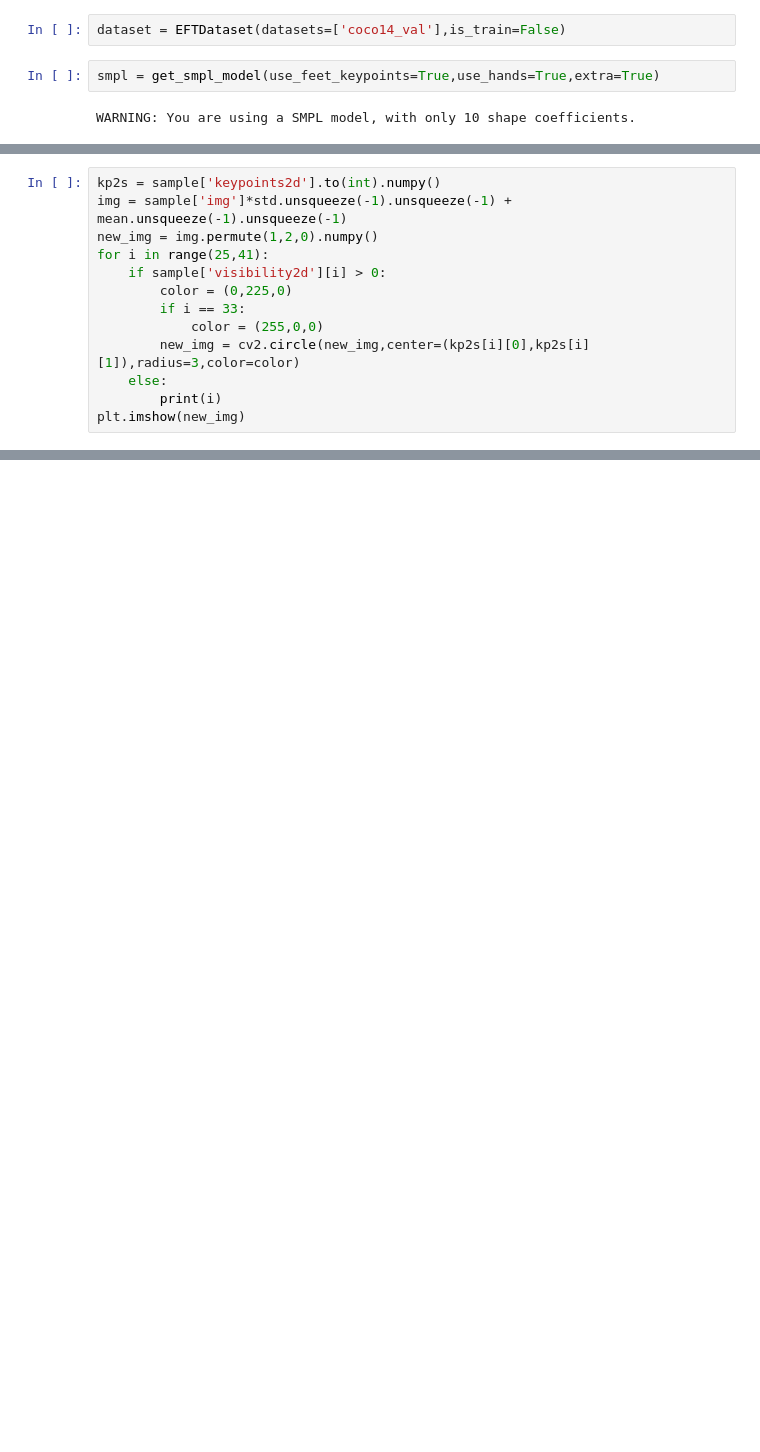
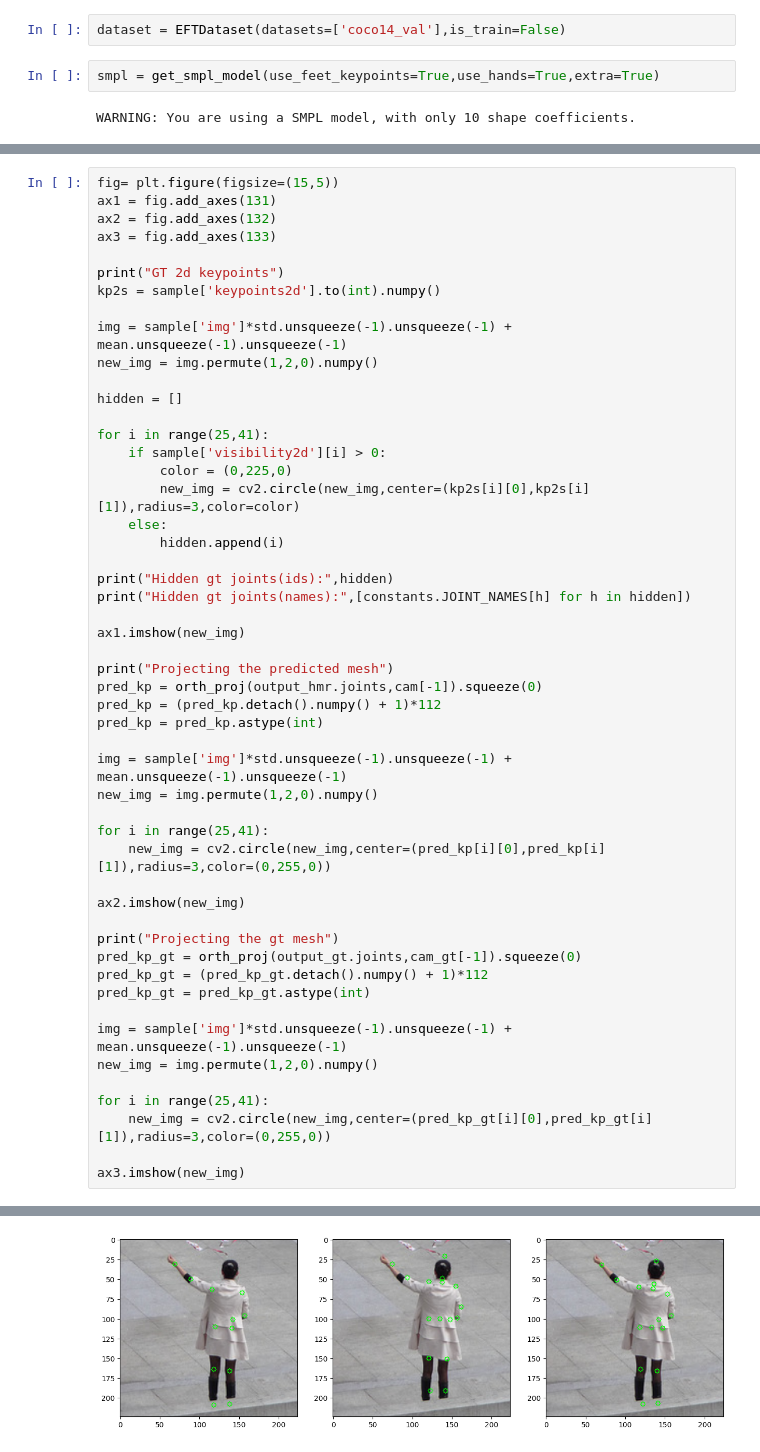
Before and after one commit to sspsk/thesis, a Jupyter notebook: notebooks/projection.ipynb, the cells around one changed output, grey strips where cells are left out. Saved outputs shown, nothing was run; the diff lists cells and outputs as text; blank space fills up the shorter version.

```diff
--- a/notebooks/projection.ipynb
+++ b/notebooks/projection.ipynb
@@ -131,13 +120,0 @@ ax3.set_axis_off()
-# %%
-kp2s = sample['keypoints2d'].to(int).numpy()
-img = sample['img']*std.unsqueeze(-1).unsqueeze(-1) + mean.unsqueeze(-1).unsqueeze(-1)
-new_img = img.permute(1,2,0).numpy()
-for i in range(25,41):
-    if sample['visibility2d'][i] > 0:
-        color = (0,225,0)
-        if i == 33:
-            color = (255,0,0)
-        new_img = cv2.circle(new_img,center=(kp2s[i][0],kp2s[i][1]),radius=3,color=color)
-    else:
-        print(i)
-plt.imshow(new_img)
@@ -169,0 +121,52 @@ kp
+# %%
+fig= plt.figure(figsize=(15,5))
+ax1 = fig.add_axes(131)
+ax2 = fig.add_axes(132)
+ax3 = fig.add_axes(133)
+
+print("GT 2d keypoints")
+kp2s = sample['keypoints2d'].to(int).numpy()
+
+img = sample['img']*std.unsqueeze(-1).unsqueeze(-1) + mean.unsqueeze(-1).unsqueeze(-1)
+new_img = img.permute(1,2,0).numpy()
+
+hidden = []
+
+for i in range(25,41):
+    if sample['visibility2d'][i] > 0:
+        color = (0,225,0)
+        new_img = cv2.circle(new_img,center=(kp2s[i][0],kp2s[i][1]),radius=3,color=color)
+    else:
+        hidden.append(i)
+
+print("Hidden gt joints(ids):",hidden)
+print("Hidden gt joints(names):",[constants.JOINT_NAMES[h] for h in hidden])
+
+ax1.imshow(new_img)
+
+print("Projecting the predicted mesh")
+pred_kp = orth_proj(output_hmr.joints,cam[-1]).squeeze(0)
+pred_kp = (pred_kp.detach().numpy() + 1)*112
+pred_kp = pred_kp.astype(int)
+
+img = sample['img']*std.unsqueeze(-1).unsqueeze(-1) + mean.unsqueeze(-1).unsqueeze(-1)
+new_img = img.permute(1,2,0).numpy()
+
+for i in range(25,41):
+    new_img = cv2.circle(new_img,center=(pred_kp[i][0],pred_kp[i][1]),radius=3,color=(0,255,0))
+
+ax2.imshow(new_img)
+
+print("Projecting the gt mesh")
+pred_kp_gt = orth_proj(output_gt.joints,cam_gt[-1]).squeeze(0)
+pred_kp_gt = (pred_kp_gt.detach().numpy() + 1)*112
+pred_kp_gt = pred_kp_gt.astype(int)
+
+img = sample['img']*std.unsqueeze(-1).unsqueeze(-1) + mean.unsqueeze(-1).unsqueeze(-1)
+new_img = img.permute(1,2,0).numpy()
+
+for i in range(25,41):
+    new_img = cv2.circle(new_img,center=(pred_kp_gt[i][0],pred_kp_gt[i][1]),radius=3,color=(0,255,0))
+
+ax3.imshow(new_img)
+# %% [output]
@@ -169,0 +182 @@ kp
+[figure, added]
```
Also changed, not shown: parts of 16 cells of this notebook, 2 other files.
